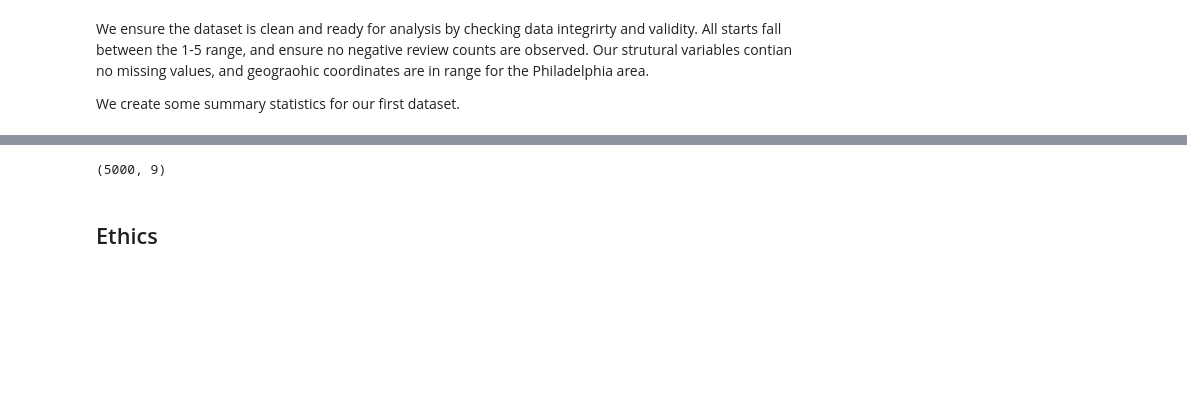
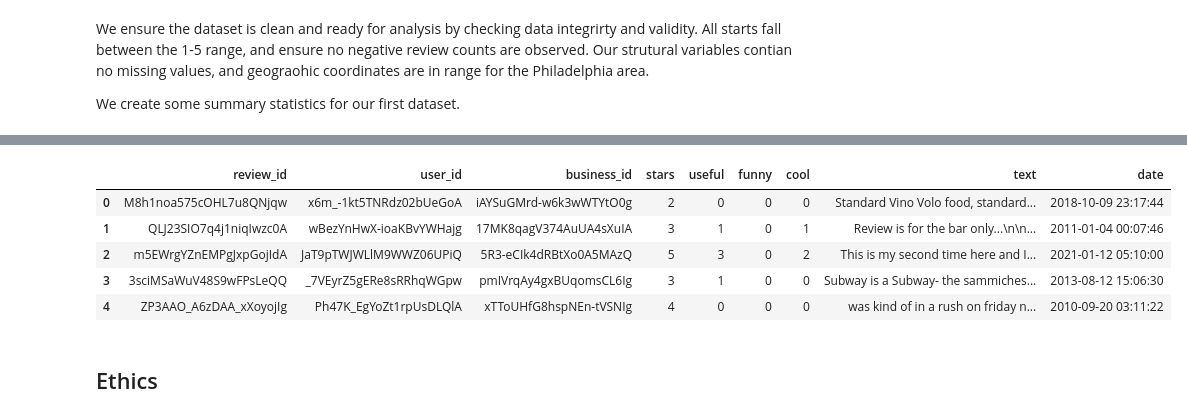
Before and after one commit to lznas/yelp-popularity-predicton, a Jupyter notebook: 01-DataCheckpoint.ipynb, the cells around one changed output, grey strips where cells are left out. Cells and saved outputs as stored; diff of their text form; code cells hidden in the pictures; blank space fills up the shorter version.

```diff
--- a/01-DataCheckpoint.ipynb
+++ b/01-DataCheckpoint.ipynb
@@ -356,11 +376,16 @@ Index(['business_id', 'review_ct', 'avg_review_stars', 'avg_text_len',
 # %%
 yelp_review_sample = pd.read_json('data/01-interim/yelp_philly_reviews_sample_5000.jsonl', lines=True)
 yelp_review_sample.head()
 
-yelp_review_sample.shape
+#yelp_review_sample.shape
 #yelp_review_sample.columns
 # %% [output]
-(5000, 9)
+|  | review_id | user_id | business_id | stars | useful | funny | cool | text | date |
+| 0 | M8h1noa575cOHL7u8QNjqw | x6m_-1kt5TNRdz02bUeGoA | iAYSuGMrd-w6k3wWTYtO0g | 2 | 0 | 0 | 0 | Standard Vino Volo food, standard... | 2018-10-09 23:17:44 |
+| 1 | QLJ23SIO7q4j1niqIwzc0A | wBezYnHwX-ioaKBvYWHajg | 17MK8qagV374AuUA4sXuIA | 3 | 1 | 0 | 1 | Review is for the bar only...\n\n... | 2011-01-04 00:07:46 |
+| 2 | m5EWrgYZnEMPgJxpGojIdA | JaT9pTWJWLlM9WWZ06UPiQ | 5R3-eCIk4dRBtXo0A5MAzQ | 5 | 3 | 0 | 2 | This is my second time here and I... | 2021-01-12 05:10:00 |
+| 3 | 3sciMSaWuV48S9wFPsLeQQ | _7VEyrZ5gERe8sRRhqWGpw | pmIVrqAy4gxBUqomsCL6Ig | 3 | 1 | 0 | 0 | Subway is a Subway- the sammiches... | 2013-08-12 15:06:30 |
+| 4 | ZP3AAO_A6zDAA_xXoyojIg | Ph47K_EgYoZt1rpUsDLQlA | xTToUHfG8hspNEn-tVSNIg | 4 | 0 | 0 | 0 | was kind of in a rush on friday n... | 2010-09-20 03:11:22 |
 # %% [markdown]
 ## Ethics
 # %% [markdown]
```
Also changed, not shown: parts of 9 cells of this notebook, 1 other file.
